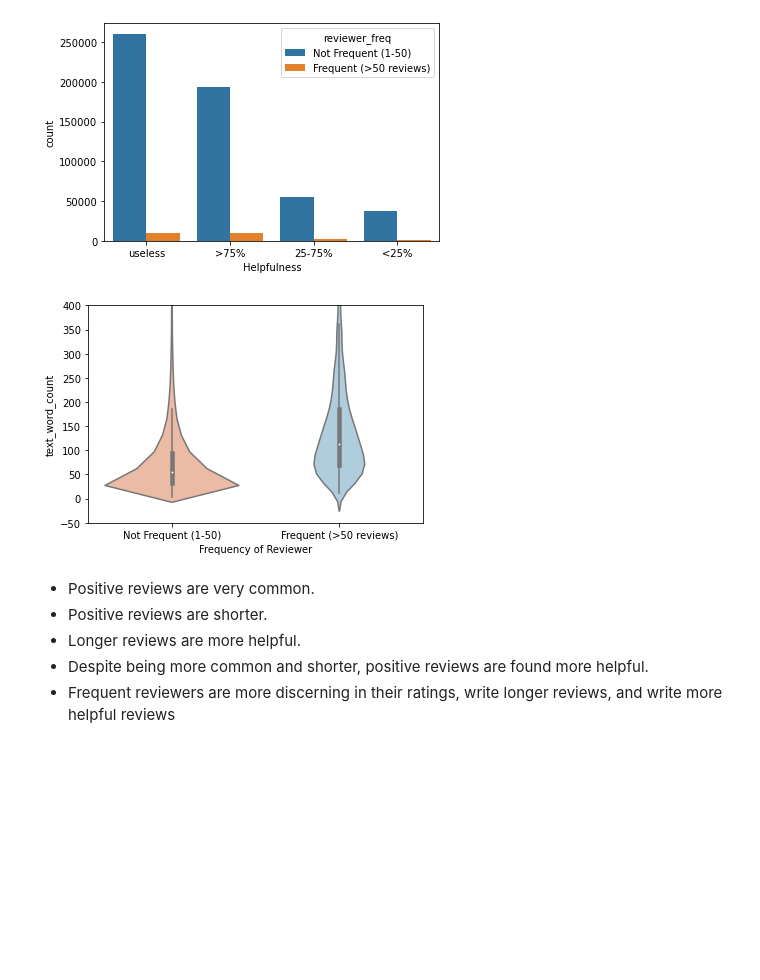
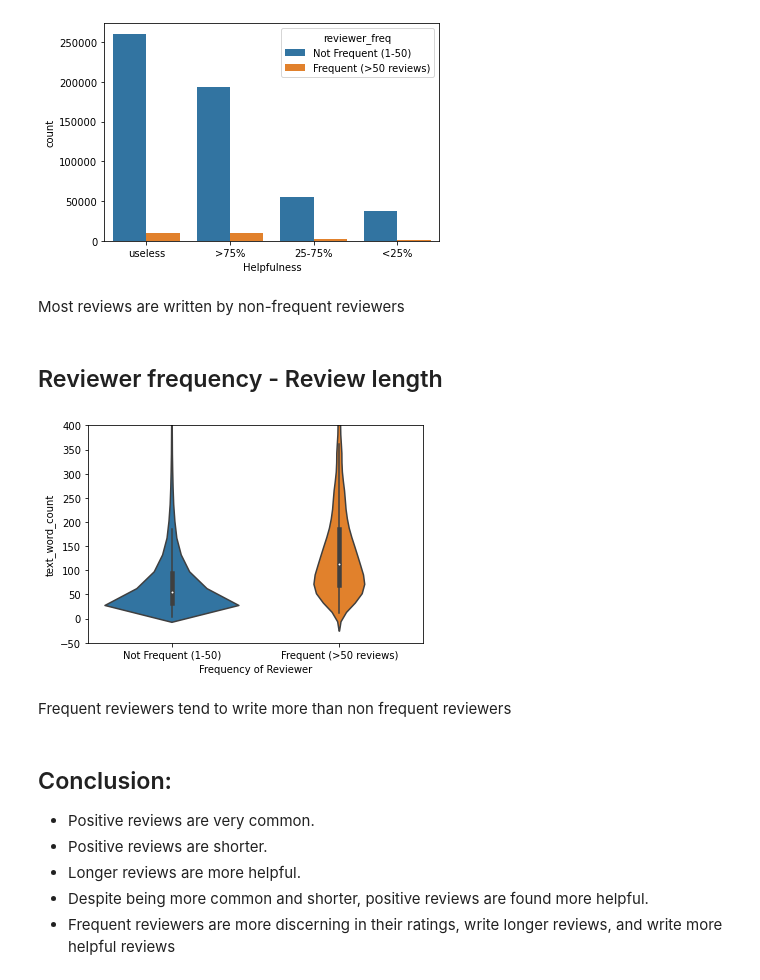
Before and after one commit to vkmanojk/TextSummarisation, a Jupyter notebook: EDA.ipynb, the cells around one changed output. Saved outputs shown, nothing was run; the diff lists cells and outputs as text; code cells hidden in the pictures; blank space fills up the shorter version.

```diff
--- a/EDA.ipynb
+++ b/EDA.ipynb
@@ -173,14 +213,22 @@ plt.xlabel('Helpfulness')
 plt.show()
 # %% [output]
 [figure]
+# %% [markdown]
+Most reviews are written by non-frequent reviewers
+# %% [markdown]
+## Reviewer frequency - Review length
 # %%
-sns.violinplot(x='reviewer_freq', y='text_word_count', data=temp_df, palette='RdBu')
+sns.violinplot(x='reviewer_freq', y='text_word_count', data=temp_df)
 plt.xlabel('Frequency of Reviewer')
 plt.ylim(-50, 400)
 plt.show()
 # %% [output]
-[figure, old version]
+[figure, new version]
+# %% [markdown]
+Frequent reviewers tend to write more than non frequent reviewers
 # %% [markdown]
+## Conclusion:
+
 * Positive reviews are very common.
 * Positive reviews are shorter.
 * Longer reviews are more helpful.
```
Also changed, not shown: parts of 24 cells of this notebook.
